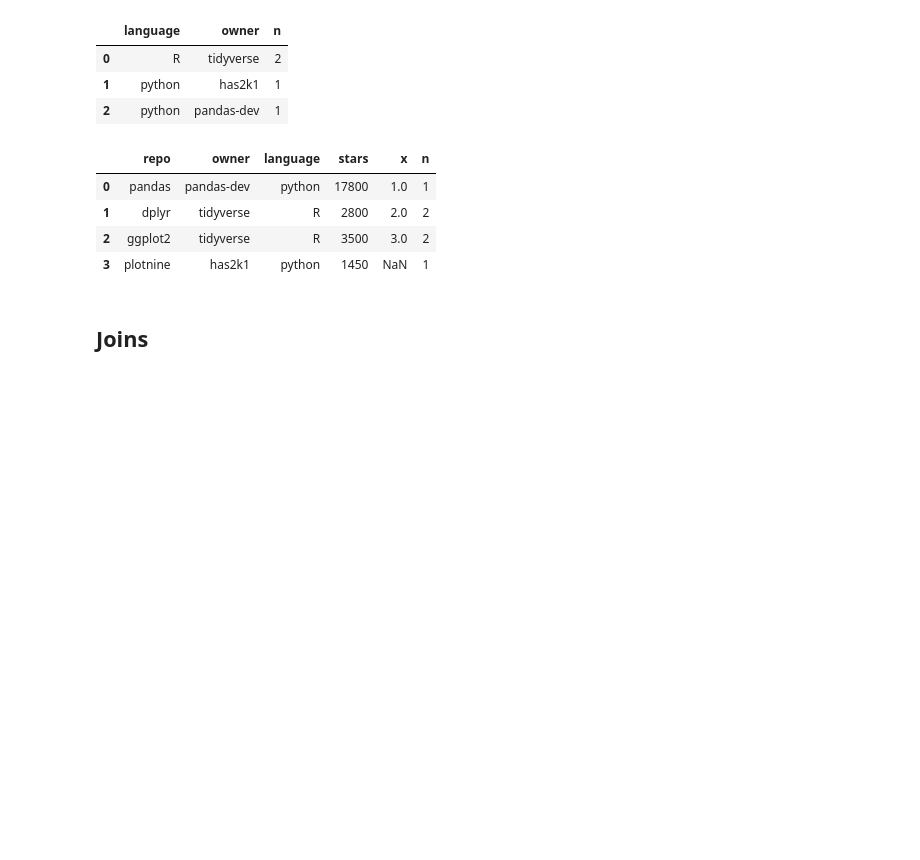
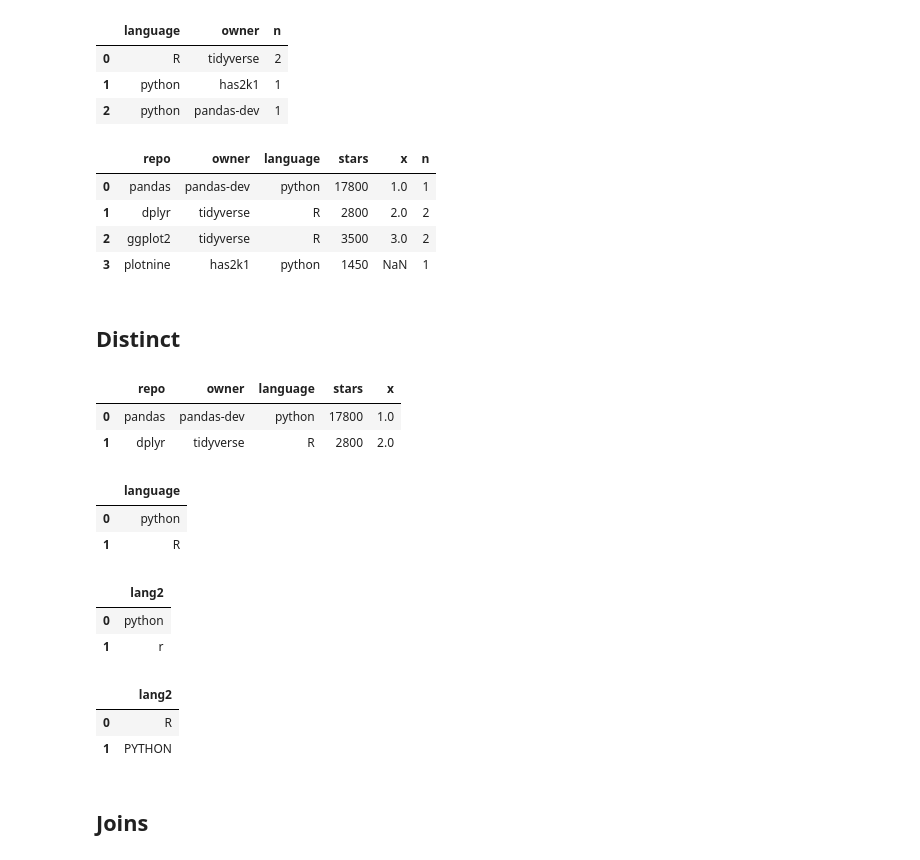
Before and after one commit to machow/siuba, a Jupyter notebook: examples/examples-dplyr-funcs.ipynb, the cells around one changed output. Saved outputs shown, nothing was run; the diff lists cells and outputs as text; code cells hidden in the pictures; blank space fills up the shorter version.

```diff
--- a/examples/examples-dplyr-funcs.ipynb
+++ b/examples/examples-dplyr-funcs.ipynb
@@ -179,6 +189,34 @@ add_count(df, "language", "owner")
 | 1 | dplyr | tidyverse | R | 2800 | 2.0 | 2 |
 | 2 | ggplot2 | tidyverse | R | 3500 | 3.0 | 2 |
 | 3 | plotnine | has2k1 | python | 1450 | NaN | 1 |
+# %% [markdown]
+## Distinct
+# %%
+distinct(df, _.language, _keep_all = True)
+# %% [output]
+|  | repo | owner | language | stars | x |
+| 0 | pandas | pandas-dev | python | 17800 | 1.0 |
+| 1 | dplyr | tidyverse | R | 2800 | 2.0 |
+# %%
+distinct(df, "language")
+# %% [output]
+|  | language |
+| 0 | python |
+| 1 | R |
+# %%
+distinct(df, lang2 = _.language.str.lower())
+# %% [output]
+|  | lang2 |
+| 0 | python |
+| 1 | r |
+# %%
+gdf = group_by(df, "language")
+
+ungroup(distinct(gdf, lang2 = _.language.str.upper()))
+# %% [output]
+|  | lang2 |
+| 0 | R |
+| 1 | PYTHON |
 # %% [markdown]
 ## Joins
 # %%
```
Also changed, not shown: parts of 12 cells of this notebook, 4 other files.
